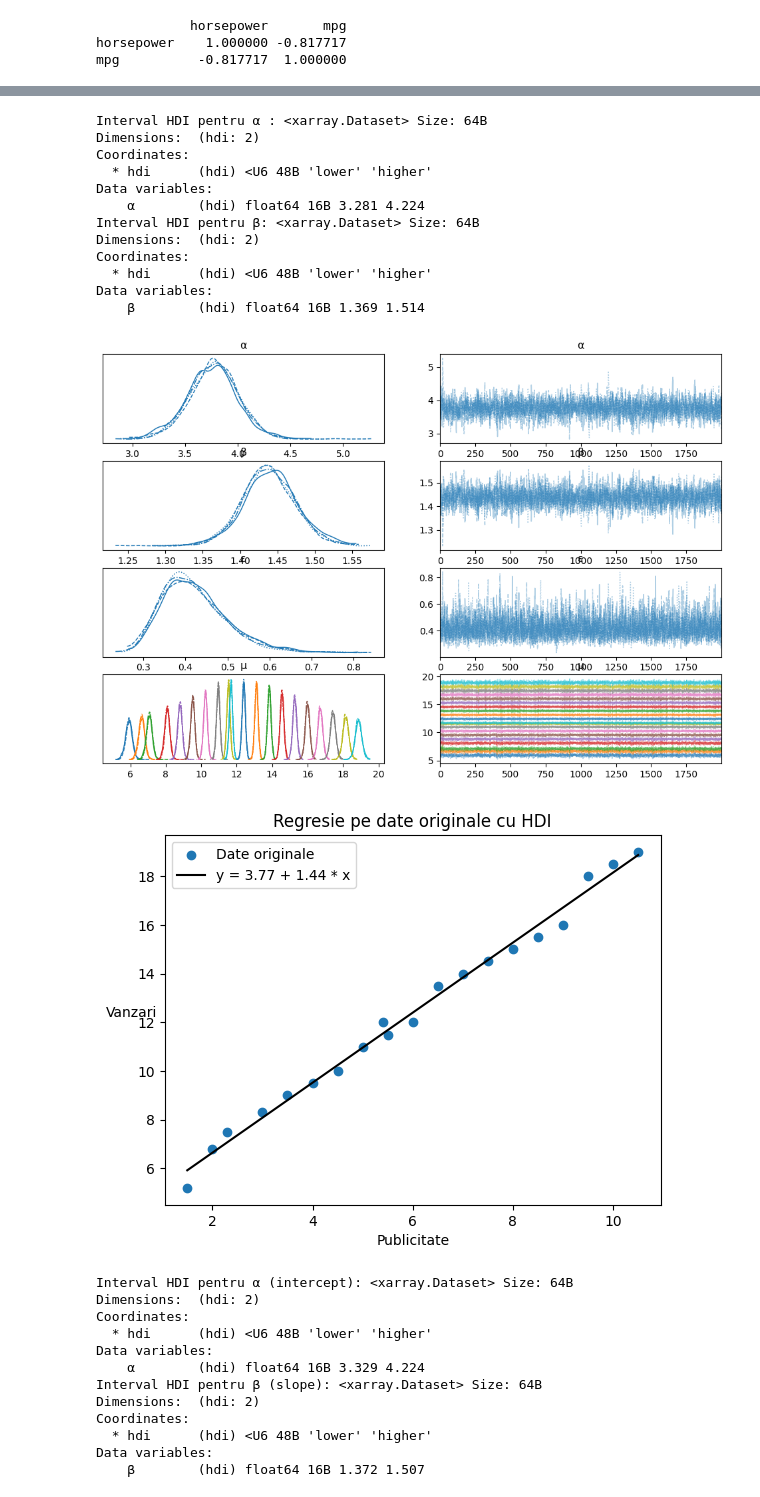
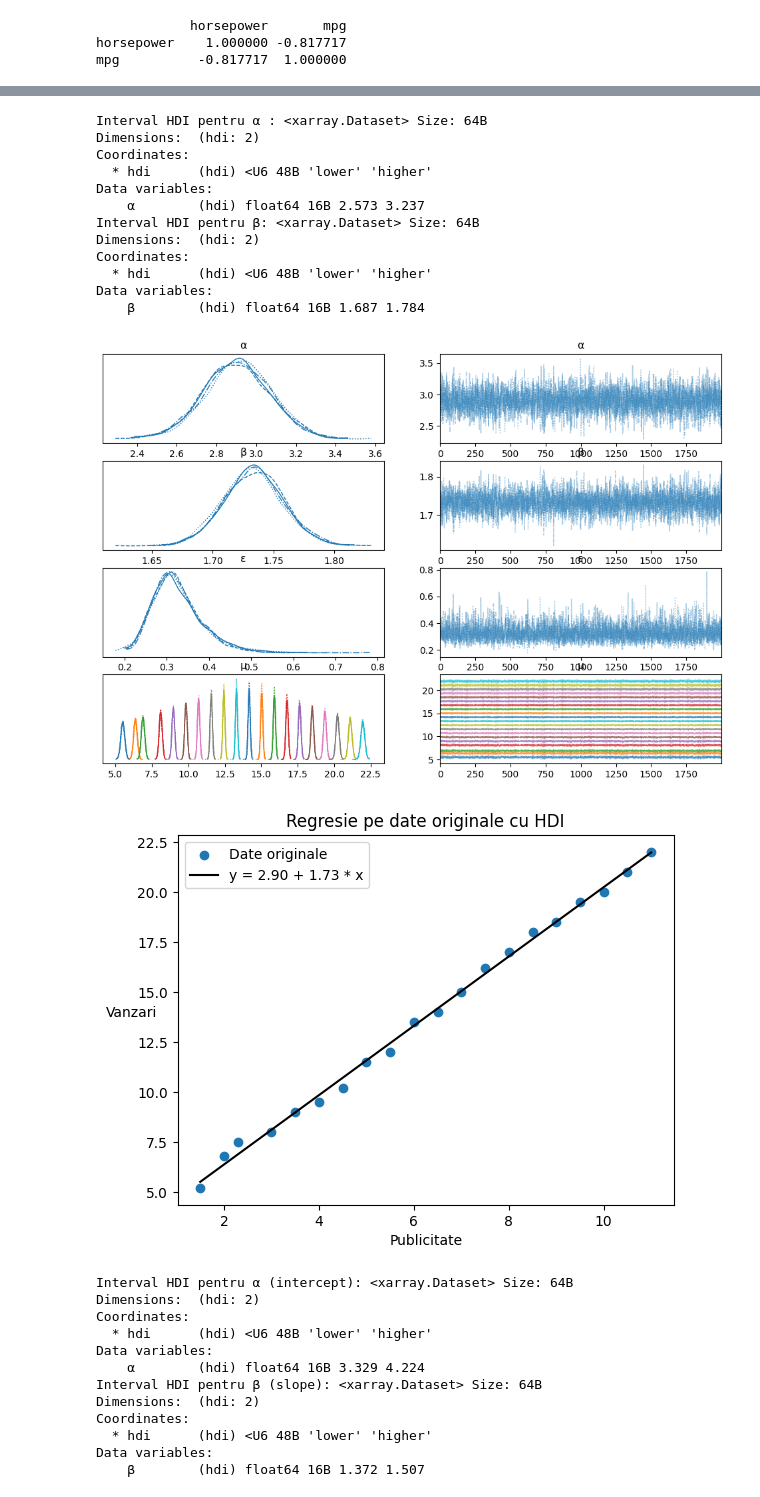
Before and after one commit to teodorachiriac73/PMP-2024, a Jupyter notebook: Lab09 (10)/Tema pentru lab9/tema.ipynb, the cells around one changed output, grey strips where cells are left out. Cells and saved outputs as stored; diff of their text form; code cells hidden in the pictures.

```diff
--- a/Lab09 (10)/Tema pentru lab9/tema.ipynb
+++ b/Lab09 (10)/Tema pentru lab9/tema.ipynb
@@ -52,7 +52,7 @@ mpg = (mpg - mpg.mean()) / mpg.std()
 
 with pm.Model() as model_g:
     α = pm.Normal('α', mu=0,sigma=1)
-    β = pm.Normal('β', mu=0,sigma=1)
+    β = pm.Normal('β', mu=0,sigma=0.1)
     ε = pm.HalfNormal('ε', sigma=1)
 
 
@@ -208,10 +208,10 @@ import arviz as az
 from matplotlib import pyplot as plt
 import pandas as pd
 
-publicitate = [1.5, 2.0, 2.3, 3.0, 3.5, 4.0, 4.5, 5.0, 5.4, 5.5,
-               6.0, 6.5, 7.0, 7.5, 8.0, 8.5, 9.0, 9.5, 10.0, 10.5]
-vanzari = [5.2, 6.8, 7.5, 8.3, 9.0, 9.5, 10.0, 11.0, 12.0, 11.5,
-           12.0, 13.5, 14.0, 14.5, 15.0, 15.5, 16.0, 18.0, 18.5, 19.0]
+publicitate = [1.5, 2.0, 2.3, 3.0, 3.5, 4.0, 4.5, 5.0, 5.5, 6.0,
+               6.5, 7.0, 7.5, 8.0, 8.5, 9.0, 9.5, 10.0, 10.5, 11]
+vanzari = [5.2, 6.8, 7.5, 8.0, 9.0, 9.5, 10.2, 11.5, 12.0, 13.5,
+           14.0, 15, 16.2, 17.0, 18.0, 18.5, 19.5, 20.0, 21.0, 22.0]
 
 data = pd.DataFrame({'publicitate': publicitate, 'vanzari': vanzari})
 
@@ -260,17 +260,17 @@ Sampling 4 chains for 1_000 tune and 2_000 draw iterations (4_000 + 8_000 draws
 Interval HDI pentru α : <xarray.Dataset> Size: 64B
 Dimensions:  (hdi: 2)
 Coordinates:
   * hdi      (hdi) <U6 48B 'lower' 'higher'
 Data variables:
-    α        (hdi) float64 16B 3.281 4.224
+    α        (hdi) float64 16B 2.573 3.237
 Interval HDI pentru β: <xarray.Dataset> Size: 64B
 Dimensions:  (hdi: 2)
 Coordinates:
   * hdi      (hdi) <U6 48B 'lower' 'higher'
 Data variables:
-    β        (hdi) float64 16B 1.369 1.514
+    β        (hdi) float64 16B 1.687 1.784
-[figure, old version]
+[figure, new version]
-[figure, old version]
+[figure, new version]
 # %%
 #b - intervale de incredere
 print("Interval HDI pentru α (intercept):", hdi_alpha)
```
Also changed, not shown: parts of 3 cells of this notebook.
